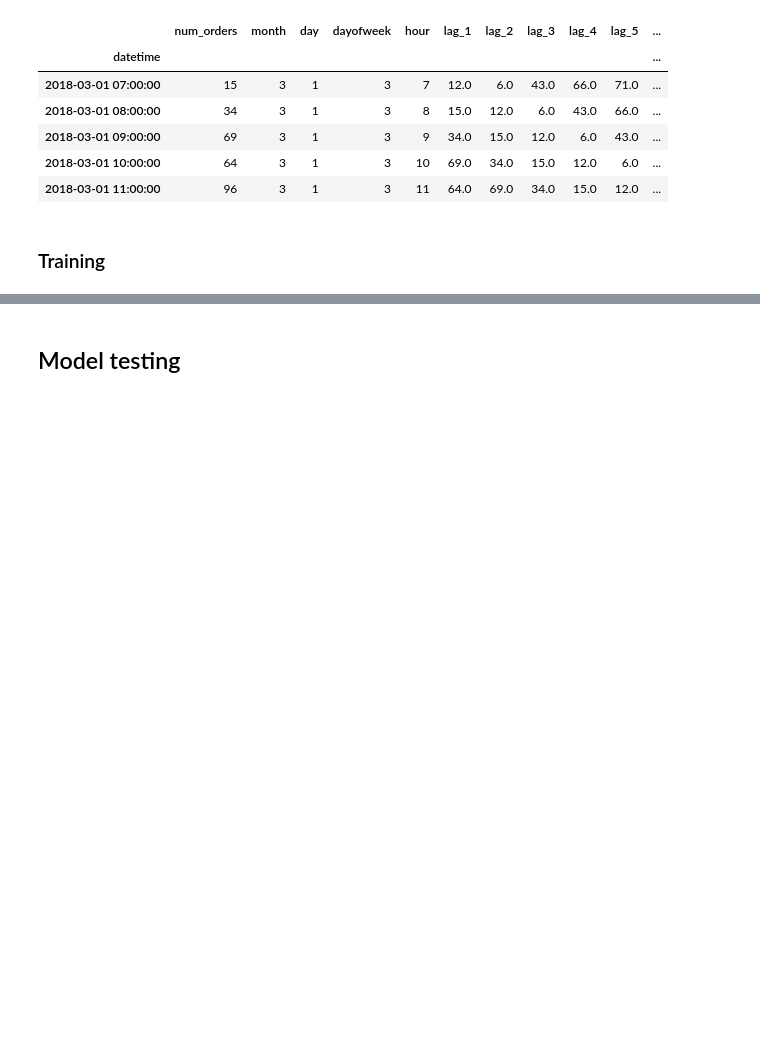
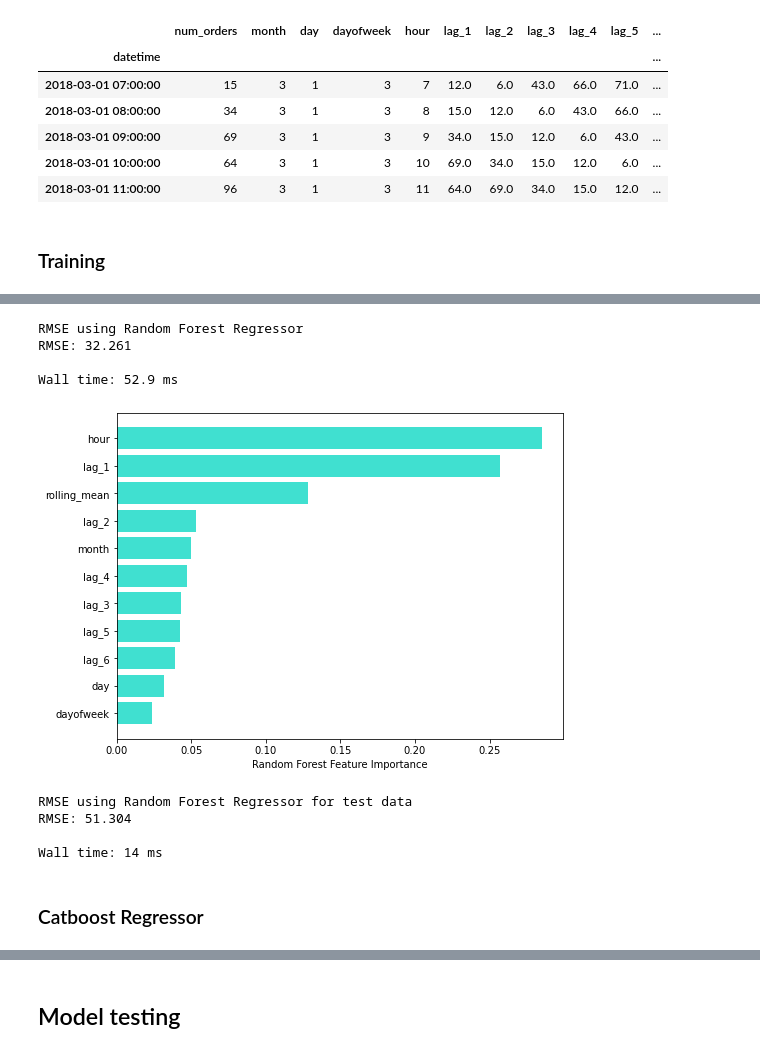
Before and after one commit to chuksoo/taxi_orders_predictionML, a Jupyter notebook: taxi_orders_predictionML.ipynb, the cells around one changed output, grey strips where cells are left out. Cells and saved outputs as stored; diff of their text form; code cells hidden in the pictures; blank space fills up the shorter version.

Commit message:
Updated Model training

```diff
--- a/taxi_orders_predictionML.ipynb
+++ b/taxi_orders_predictionML.ipynb
@@ -514,0 +522,4 @@ ts.head()
+# %%
+# split the data into train, validation and testing sets
+train_valid, test = train_test_split(ts, shuffle=False, test_size=0.1)
+train, valid = train_test_split(train_valid, shuffle=False, test_size=0.1)
@@ -514,0 +552,4 @@ ts.head()
+# %%
+# time series split
+tscv = TimeSeriesSplit(n_splits=5)
+print(tscv)
@@ -514,0 +579,4 @@ ts.head()
+# %%
+%%time
+# train linear model
+train_linear_model(features_train, target_train)
@@ -514,0 +631,27 @@ ts.head()
+# %%
+# function to train model and make predictions
+def train_random_forest(X_train, y_train):
+    """This function trains a random forest model"""
+    global rf_model
+    # build the model
+    rf_model = RandomForestRegressor(**grid_search_rf.best_params_)
+    rf_model.fit(X_train, y_train) # train the model
+
+def random_forest_regressor_prediction(X_test, y_test):
+    """
+    This function is used to make prediction
+    using a random forest regression model
+    """
+    rf_pred = rf_model.predict(X_test)
+    # determine RMSE for random forest regressor
+    rf_rmse = np.sqrt(mean_squared_error(y_test, rf_pred))
+    print("\033[1m" + 'RMSE using Random Forest Regressor' + "\033[0m")
+    print('RMSE: {:.3f}'.format(rf_rmse))
+    print()
+    # feature importance from random forest regression
+    sorted_feature_importance = rf_model.feature_importances_.argsort()
+    plt.figure(figsize=(8,6))
+    plt.barh(features_train.columns[sorted_feature_importance],
+             rf_model.feature_importances_[sorted_feature_importance],
+             color='turquoise')
+    plt.xlabel("Random Forest Feature Importance")
@@ -514,0 +664,26 @@ ts.head()
+# %%
+%%time
+# make predictions with random forest regressor for train data
+random_forest_regressor_prediction(features_valid, target_valid)
+# %% [output]
+RMSE using Random Forest Regressor
+RMSE: 32.261
+
+Wall time: 52.9 ms
+[figure, added]
+# %%
+%%time
+# make predictions with Random Forest regressor for test data
+rf_pred_t = rf_model.predict(features_test)
+# determine RMSE for Random Forest regressor
+rf_rmse_t = np.sqrt(mean_squared_error(target_test, rf_pred_t))
+print("\033[1m" + 'RMSE using Random Forest Regressor for test data' + "\033[0m")
+print('RMSE: {:.3f}'.format(rf_rmse_t))
+print()
+# %% [output]
+RMSE using Random Forest Regressor for test data
+RMSE: 51.304
+
+Wall time: 14 ms
+# %% [markdown]
+### Catboost Regressor
```
Also changed, not shown: parts of 32 cells of this notebook, 6 other files.
